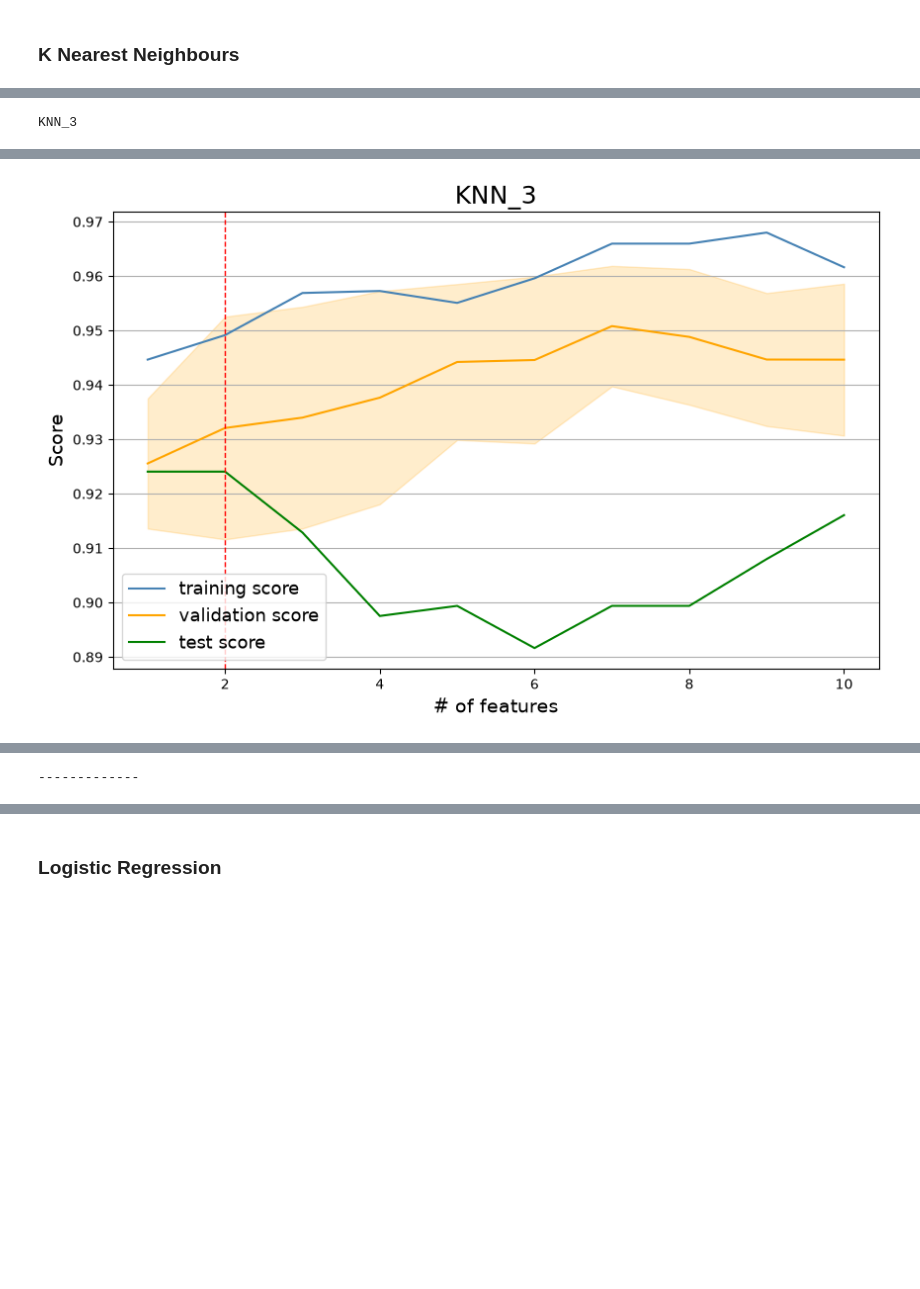
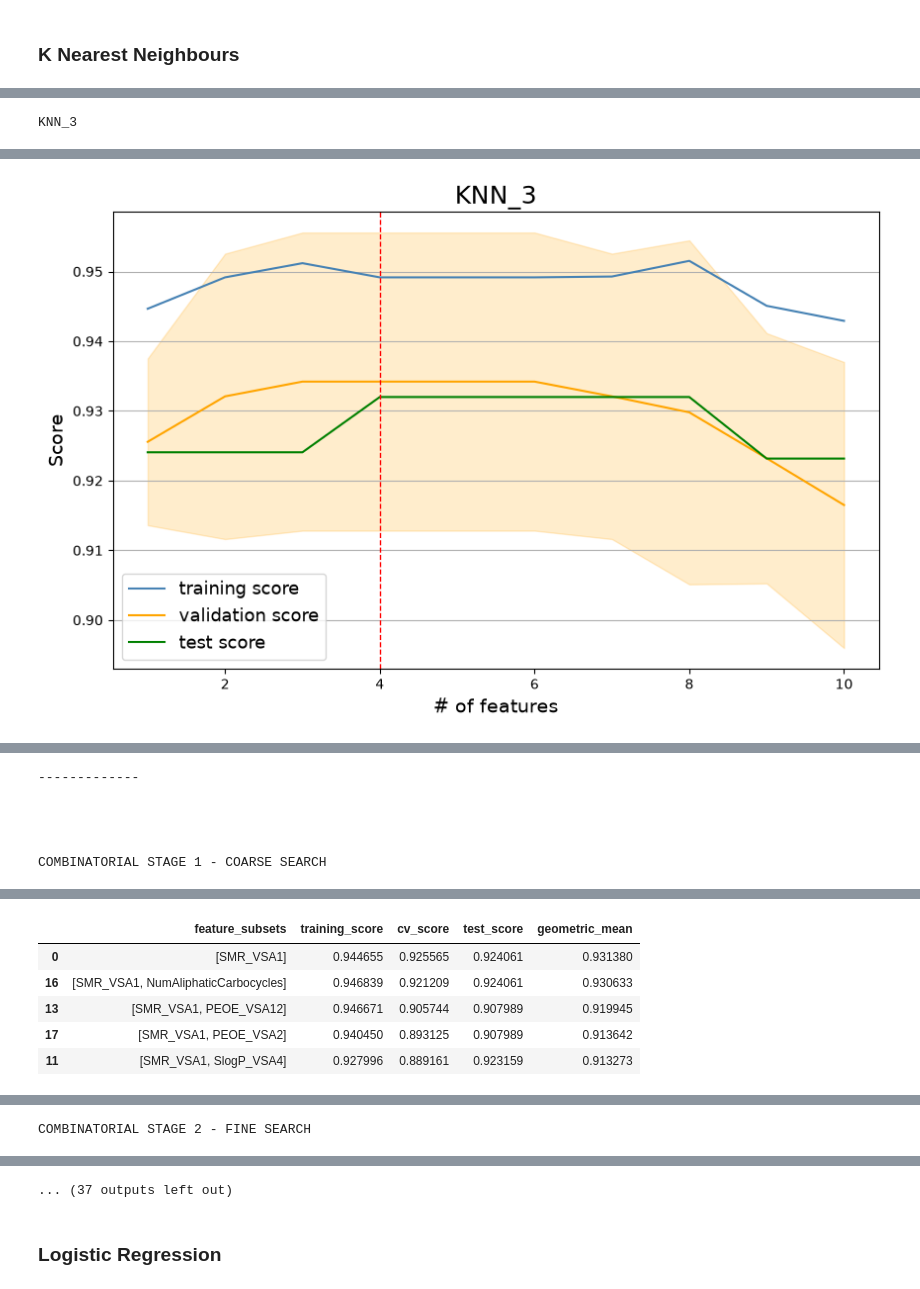
Before and after one commit to seacunilever/mlchem, a Jupyter notebook: examples/7 - Model Building/model_building.ipynb, the cells around one changed output, grey strips where cells are left out. Drawn from its saved outputs; the diff is of its cells as text; code cells hidden in the pictures; blank space fills up the shorter version.

```diff
--- a/examples/7 - Model Building/model_building.ipynb
+++ b/examples/7 - Model Building/model_building.ipynb
@@ -105,8 +106,8 @@ train_set_poly
 # usual values: ~0.8, ~0.1
 # For this application we want to make a sparser model
 
-multicollinearity_threshold = 0.6
-diversity_threshold = 0.3
+multicollinearity_threshold = 0.4
+diversity_threshold = 0.1
 
 print(train_set_poly.shape)
 train_set_poly_filter_1 = filters.diversity_filter(df=train_set_poly,
@@ -311,7 +314,6 @@ for n in neighbours:
         cv_iter=cv_iter,
         logic='greater',
         task_type='classification',
-        verbose=False,
         log_level='INFO',
     )
     sfs.fit(
@@ -323,37 +325,37 @@ for n in neighbours:
     sfs.plot(title_size=18, title=estimator_string)
     print('\n\n\n\n-------------\n\n\n\n')
 
-COMB = wrappers.CombinatorialSelection
-comb = COMB(estimator=estimator,metric=get_geometric_S,logic='greater',
-            task_type='classification')
+    COMB = wrappers.CombinatorialSelection
+    comb = COMB(estimator=estimator,metric=get_geometric_S,logic='greater',
+                task_type='classification')
 
-print('COMBINATORIAL STAGE 1 - COARSE SEARCH')
-results_1 = comb.fit_stage_1(train_set=train_set_scaled,
-                             test_set=test_set_scaled,
-                             y_train=y_train,
-                             y_test=y_test,
-                             features=train_set_scaled.columns,
-                             k=k,
-                             training_threshold=training_threshold,
-                             max_subsets=None,
-                             ranking_target=y_train,
-                             top_ranked_features=top_ranked_features,
-                             cv_train_ratio=cv_train_ratio,
-                             cv_iter=cv_iter,
-                             n_jobs=n_jobs,)
-display(results_1.head())
-print('COMBINATORIAL STAGE 2 - FINE SEARCH')
-results_2 = comb.fit_stage_2(top_n_subsets=5,cv_iter=5,n_jobs=-1)
-display(results_2.head())
-comb.display_best()
+    print('COMBINATORIAL STAGE 1 - COARSE SEARCH')
+    results_1 = comb.fit_stage_1(train_set=train_set_scaled,
+                                test_set=test_set_scaled,
+                                y_train=y_train,
+                                y_test=y_test,
+                                features=train_set_scaled.columns,
+                                k=k,
+                                training_threshold=training_threshold,
+                                max_subsets=None,
+                                ranking_target=y_train,
+                                top_ranked_features=top_ranked_features,
+                                cv_train_ratio=cv_train_ratio,
+                                cv_iter=cv_iter,
+                                n_jobs=n_jobs,)
+    display(results_1.head())
+    print('COMBINATORIAL STAGE 2 - FINE SEARCH')
+    results_2 = comb.fit_stage_2(top_n_subsets=5,cv_iter=5,n_jobs=n_jobs)
+    display(results_2.head())
+    comb.display_best()
 
-features_best_sfs = sfs.find_best()['features']
-fitted_estimator_sfs = estimator.fit(train_set_scaled[features_best_sfs], y_train)
-joblib.dump(fitted_estimator_sfs, f'../data/{estimator_string}_SFS_estimator')
-joblib.dump(features_best_sfs, f'../data/{estimator_string}_SFS_cols')
+    features_best_sfs = sfs.find_best()['features']
+    fitted_estimator_sfs = estimator.fit(train_set_scaled[features_best_sfs], y_train)
+    joblib.dump(fitted_estimator_sfs, f'../data/{estimator_string}_SFS_estimator')
+    joblib.dump(features_best_sfs, f'../data/{estimator_string}_SFS_cols')
 
-features_best_comb = results_2['feature_subsets'].values[0]
-fitted_estimator_comb = estimator.fit(train_set_scaled[features_best_comb], y_train)
-joblib.dump(fitted_estimator_comb, f'../data/{estimator_string}_COMB_estimator')
-joblib.dump(features_best_comb, f'../data/{estimator_string}_COMB_cols')
+    features_best_comb = results_2['feature_subsets'].values[0]
+    fitted_estimator_comb = estimator.fit(train_set_scaled[features_best_comb], y_train)
+    joblib.dump(fitted_estimator_comb, f'../data/{estimator_string}_COMB_estimator')
+    joblib.dump(features_best_comb, f'../data/{estimator_string}_COMB_cols')
 # %% [output]
@@ -363 +365 @@ KNN_3
-[figure, old version]
+[figure, new version]
@@ -369 +372,6 @@ KNN_3
 -------------
+
+
+
+
+COMBINATORIAL STAGE 1 - COARSE SEARCH
@@ -370,0 +379,6 @@ TypeError: CombinatorialSelection.__init__() got an unexpected keyword argument
+|  | feature_subsets | training_score | cv_score | test_score | geometric_mean |
+| 0 | [SMR_VSA1] | 0.944655 | 0.925565 | 0.924061 | 0.931380 |
+| 16 | [SMR_VSA1, NumAliphaticCarbocycles] | 0.946839 | 0.921209 | 0.924061 | 0.930633 |
+| 13 | [SMR_VSA1, PEOE_VSA12] | 0.946671 | 0.905744 | 0.907989 | 0.919945 |
+| 17 | [SMR_VSA1, PEOE_VSA2] | 0.940450 | 0.893125 | 0.907989 | 0.913642 |
+| 11 | [SMR_VSA1, SlogP_VSA4] | 0.927996 | 0.889161 | 0.923159 | 0.913273 |
@@ -370,0 +386 @@ TypeError: CombinatorialSelection.__init__() got an unexpected keyword argument
+COMBINATORIAL STAGE 2 - FINE SEARCH
@@ -371,3 +394,4 @@ TypeError: CombinatorialSelection.__init__() got an unexpected keyword argument
+... (37 outputs left out)
 # %% [markdown]
 ### Logistic Regression
 # %%
```
Also changed, not shown: parts of 12 cells of this notebook, 40 other files.
